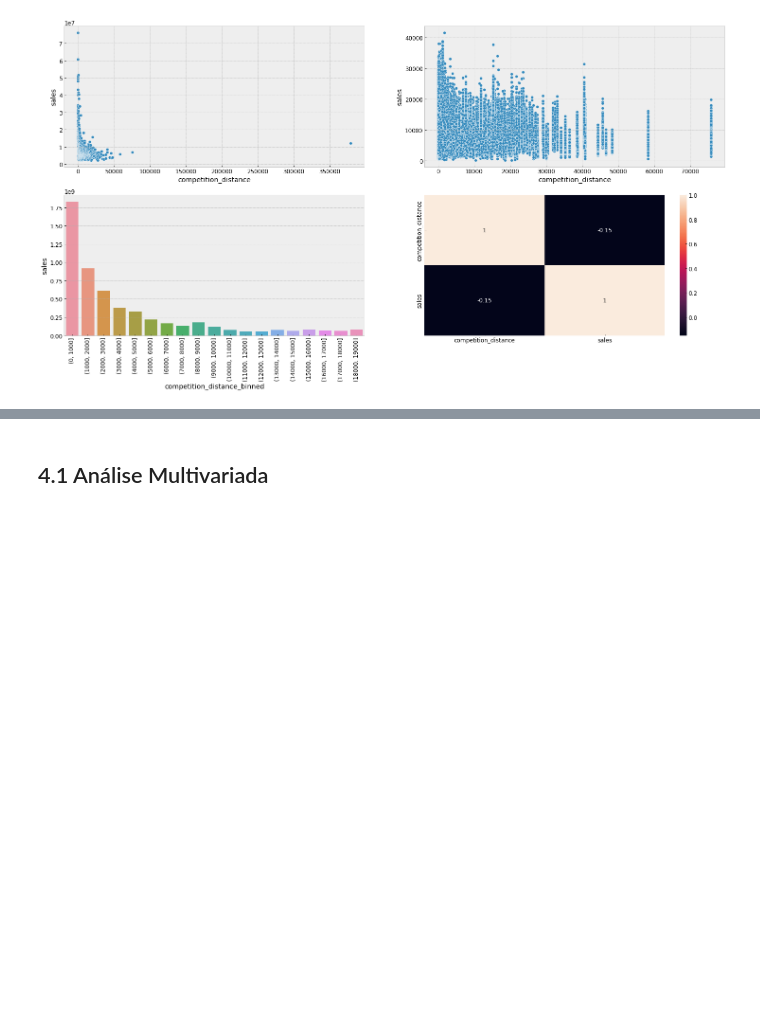
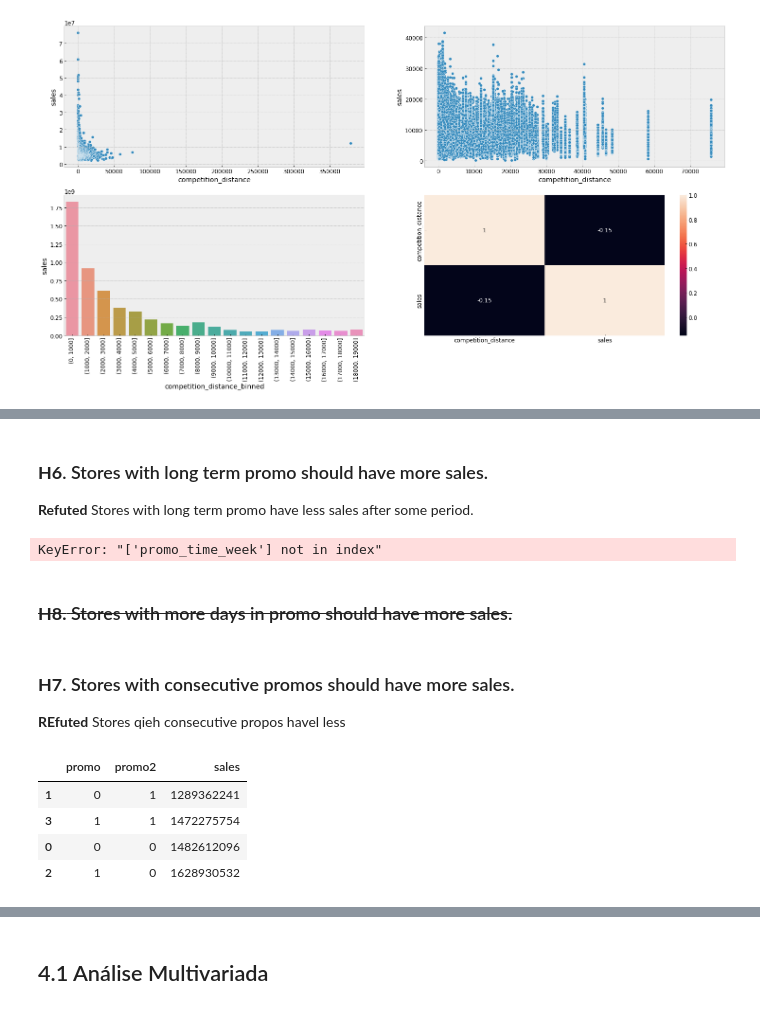
Before and after one commit to elielsantospaes/DS_em_Producao, a Jupyter notebook: Módulo_6_v1_store_sales_prediction.ipynb, the cells around one changed output, grey strips where cells are left out. Saved outputs shown, nothing was run; the diff lists cells and outputs as text; code cells hidden in the pictures; blank space fills up the shorter version.

```diff
--- a/Módulo_6_v1_store_sales_prediction.ipynb
+++ b/Módulo_6_v1_store_sales_prediction.ipynb
@@ -530,0 +536,40 @@ sns.heatmap(aux1.corr(method = 'pearson'), annot = True );
+# %% [markdown]
+### **H6**. Stores with long term promo should have more sales.
+**Refuted** Stores with long term promo have less sales after some period.
+# %%
+aux1 = df4[['promo_time_week','sales']].groupby('promo_time_week').sum().reset_index()
+grid = GridSpec(2, 3)
+plt.subplot(grid[0,0])
+aux2 = aux1[aux1['promo_time_week'] > 0] # promoção extendida
+sns.barplot(x = 'promo_time_week', y = 'sales', data = aux2);
+plt.xticks(rotation = 90);
+
+plt.subplot(grid[0,1])
+sns.regplot(x = 'promo_time_week', y = 'sales', data = aux2);
+
+plt.subplot(grid[1,0])
+aux3= aux1[aux1['promo_time_week'] < 0] # promoção regular
+sns.barplot(x = 'promo_time_week', y = 'sales', data = aux3);
+plt.xticks(rotation = 90);
+
+plt.subplot(grid[1,1])
+sns.regplot(x = 'promo_time_week', y = 'sales', data = aux3);
+
+plt.subplot(grid[:,2])
+sns.heatmap(aux1.corr(method = 'pearson'), annot = True);
+# %% [output]
+KeyError: "['promo_time_week'] not in index"
+# %% [markdown]
+
+### <s>**H8.** Stores with more days in promo should have more sales.</s>
+# %% [markdown]
+### **H7**. Stores with consecutive promos should have more sales.
+**REfuted** Stores qieh consecutive propos havel less
+# %%
+df4[['promo','promo2','sales']].groupby(['promo','promo2']).sum().reset_index().sort_values('sales')
+# %% [output]
+|  | promo | promo2 | sales |
+| 1 | 0 | 1 | 1289362241 |
+| 3 | 1 | 1 | 1472275754 |
+| 0 | 0 | 0 | 1482612096 |
+| 2 | 1 | 0 | 1628930532 |
```
Also changed, not shown: parts of 7 cells of this notebook.
